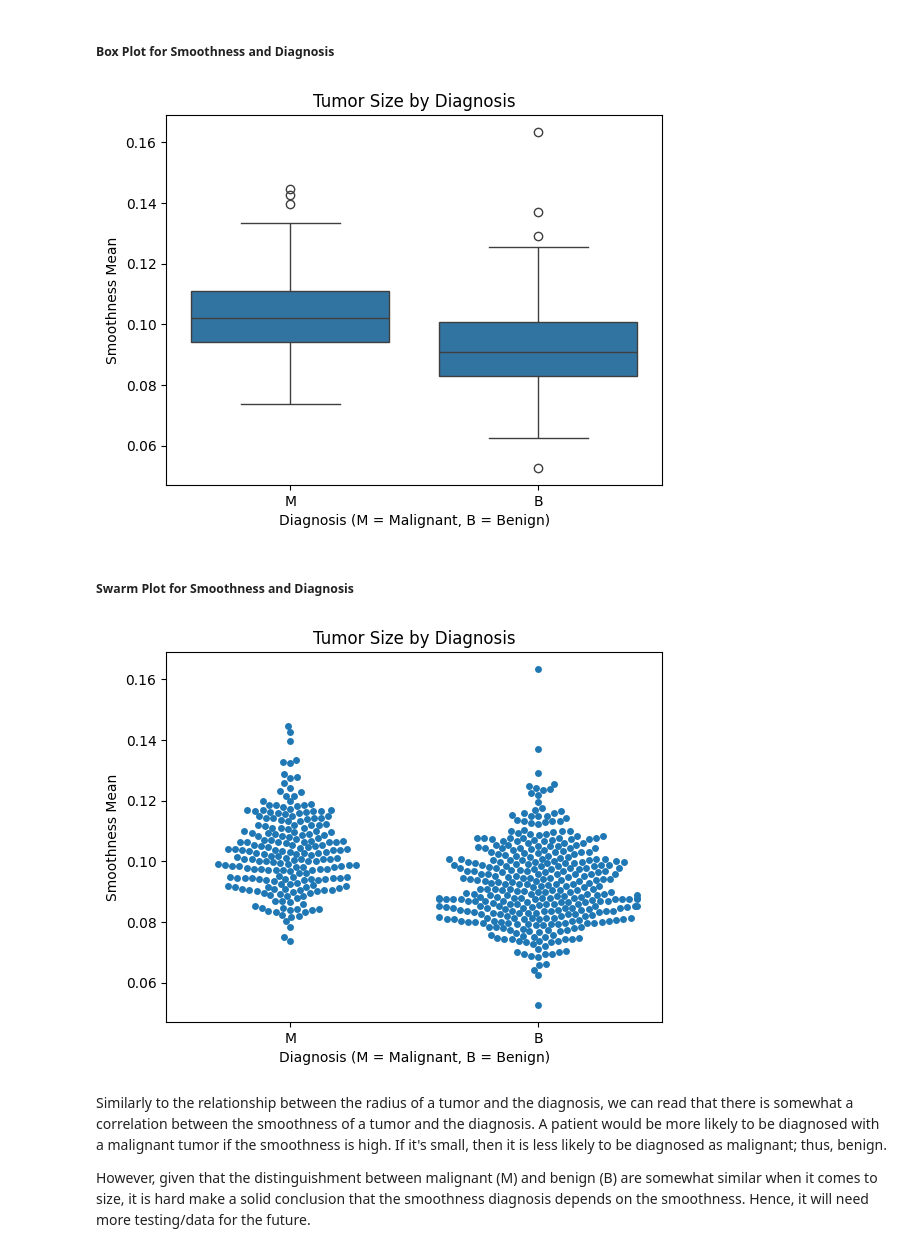
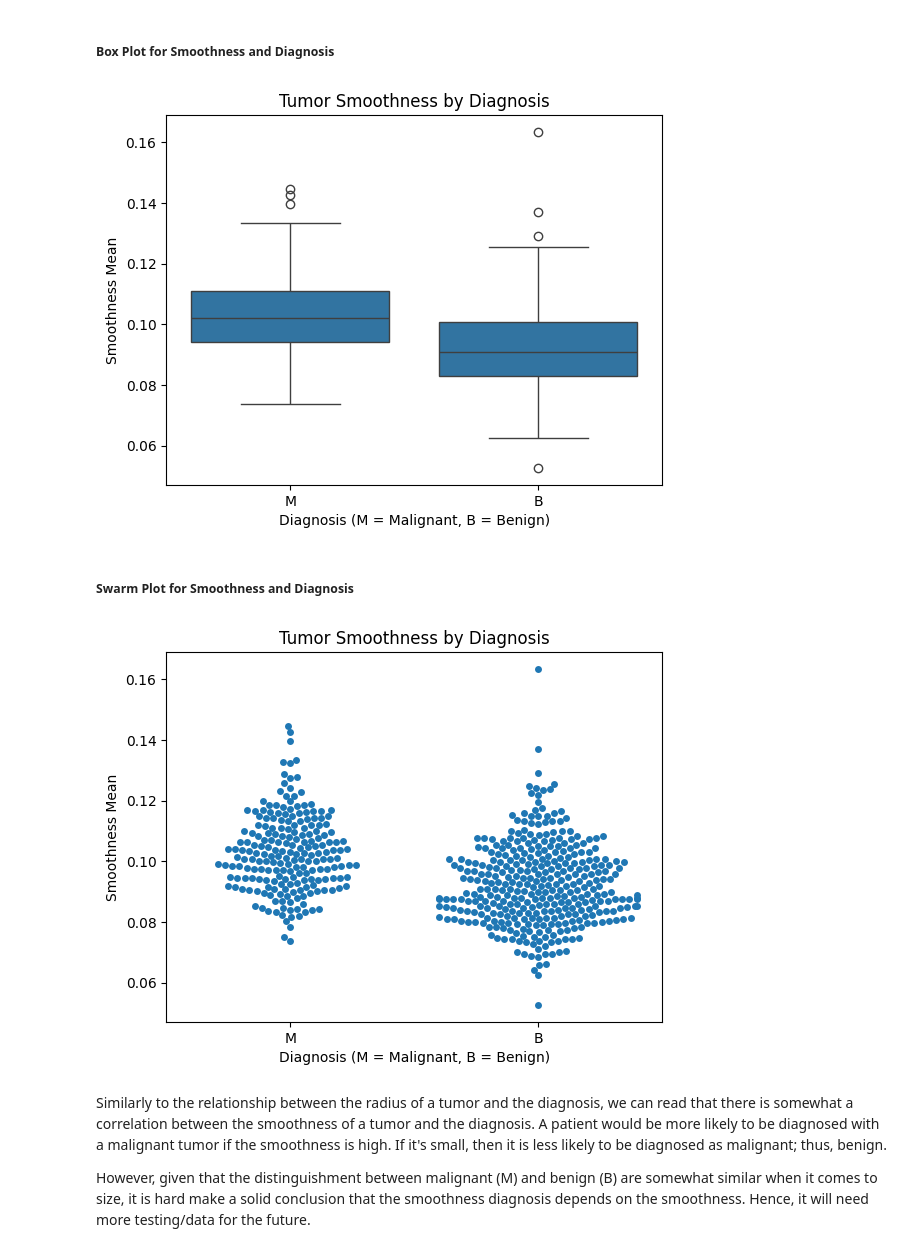
Before and after one commit to LaurenJardiolin/BreastCancerAnalysis, a Jupyter notebook: BreastCancerAnalysis.ipynb, the cells around one changed output. Cells and saved outputs as stored; diff of their text form; code cells hidden in the pictures.

```diff
--- a/BreastCancerAnalysis.ipynb
+++ b/BreastCancerAnalysis.ipynb
@@ -169,22 +166,22 @@ We can see from both the strip plot and box plot above that on the malignant col
 ##### Box Plot for Smoothness and Diagnosis
 # %%
 sns.boxplot(x='diagnosis', y='smoothness_mean', data=bc)
-plt.title('Tumor Size by Diagnosis')
+plt.title('Tumor Smoothness by Diagnosis')
 plt.xlabel('Diagnosis (M = Malignant, B = Benign)')
 plt.ylabel('Smoothness Mean')
 plt.show()
 # %% [output]
-[figure, old version]
+[figure, new version]
 # %% [markdown]
 ##### Swarm Plot for Smoothness and Diagnosis
 # %%
 sns.swarmplot(x='diagnosis', y='smoothness_mean', data=bc)
-plt.title('Tumor Size by Diagnosis')
+plt.title('Tumor Smoothness by Diagnosis')
 plt.xlabel('Diagnosis (M = Malignant, B = Benign)')
 plt.ylabel('Smoothness Mean')
 plt.show()
 # %% [output]
-[figure, old version]
+[figure, new version]
 # %% [markdown]
 Similarly to the relationship between the radius of a tumor and the diagnosis, we can read that there is somewhat a correlation between the smoothness of a tumor and the diagnosis. A patient would be more likely to be diagnosed with a malignant tumor if the smoothness is high. If it's small, then it is less likely to be diagnosed as malignant; thus, benign.
 
```
Also changed, not shown: parts of 8 cells of this notebook.
